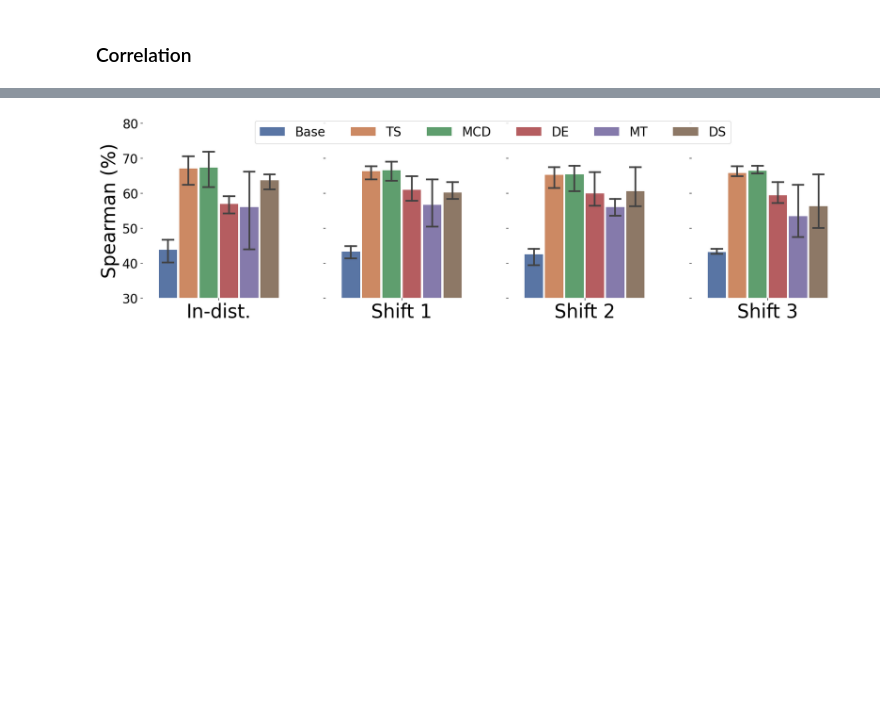
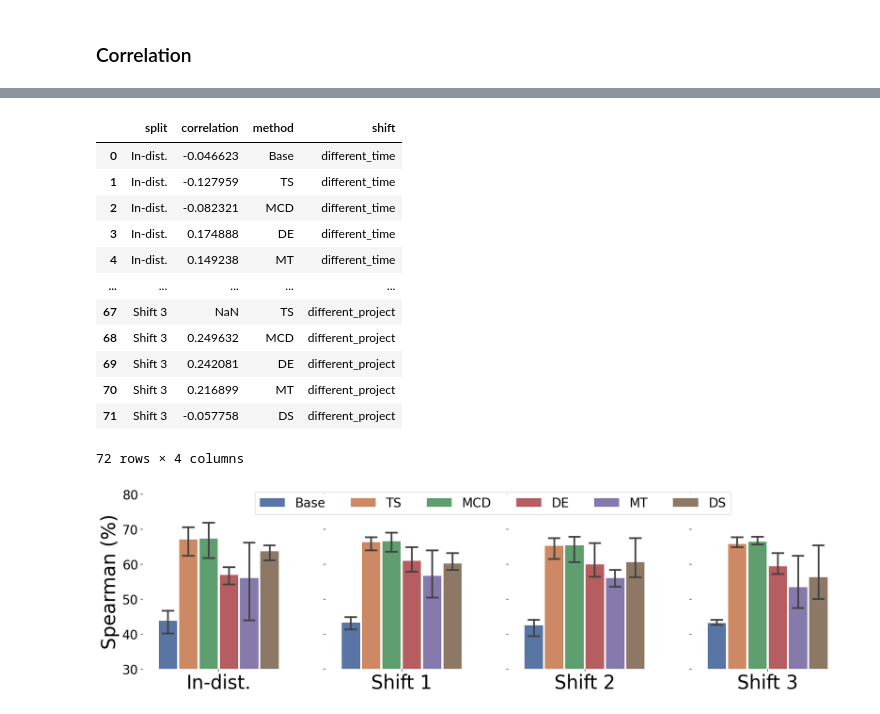
Before and after one commit to yul091/UncertaintyPL, a Jupyter notebook: notebooks/plot_acc.ipynb, the cells around one changed output, grey strips where cells are left out. Drawn from its saved outputs; the diff is of its cells as text; code cells hidden in the pictures; blank space fills up the shorter version.

```diff
--- a/notebooks/plot_acc.ipynb
+++ b/notebooks/plot_acc.ipynb
@@ -473,3 +622,57 @@ for SHIFT in ['different_time', 'different_author', 'different_project']:
+# %%
+# CS
+metric = 'rank_correlation'
+res = []
+split2label = {
+    'dev': 'In-dist.',
+    'test1': 'Shift 1',
+    'test2': 'Shift 2',
+    'test3': 'Shift 3',
+}
+
+for SHIFT in ['different_time', 'different_author', 'different_project']:
+    dir = f'../Uncertainty_Results/{SHIFT}/codellama/CodeSummary_Module'
+    for split in ['dev', 'test1', 'test2', 'test3']:
+        # print(f" -- {split} set -- ")
+        vanilla = torch.load(os.path.join(dir, 'Vanilla.res'))
+        # print(f'{metric}: ', vanilla[split][metric])
+        res.append({'split': split2label[split], 'correlation': vanilla[split][metric][0], 'method': 'Base', 'shift': SHIFT})
+        temp_scale = torch.load(os.path.join(dir, 'ModelWithTemperature.res'))
+        # print(f'{metric}: ', temp_scale[split][metric])
+        res.append({'split': split2label[split], 'correlation': temp_scale[split][metric][0], 'method': 'TS', 'shift': SHIFT})
+        mcd = torch.load(os.path.join(dir, 'ModelActivateDropout.res'))
+        # rank_correlation, _ = spearmanr(mcd[split]['UE_scores'][0], mcd[split]['truths'][0])
+        res.append({'split': split2label[split], 'correlation': mcd[split][metric][0], 'method': 'MCD', 'shift': SHIFT})
+        # print(f'{metric}: ', rank_correlation)
+        # res.append({'split': split2label[split], 'correlation': rank_correlation, 'method': 'MCD', 'shift': SHIFT})
+        ensemble = torch.load(os.path.join(dir, 'Ensemble.res'))
+        res.append({'split': split2label[split], 'correlation': ensemble[split][metric][0], 'method': 'DE', 'shift': SHIFT})
+        mt = torch.load(os.path.join(dir, 'Mutation.res'))
+        ranks = []
+        for ue, truth in zip(mt[split]['UE_scores'], mt[split]['truths']):
+            rank_correlation, _ = spearmanr(ue, truth)
+            ranks.append(rank_correlation)
+        # print(f'{metric}: ', max(ranks))
+        res.append({'split': split2label[split], 'correlation': max(ranks), 'method': 'MT', 'shift': SHIFT})
+        pv = torch.load(os.path.join(dir, 'PVScore.res'))
+        res.append({'split': split2label[split], 'correlation': pv[split][metric][0], 'method': 'DS', 'shift': SHIFT})
+
+df = pd.DataFrame(res)
+df
+# %% [output]
+|  | split | correlation | method | shift |
+| 0 | In-dist. | -0.046623 | Base | different_time |
+| 1 | In-dist. | -0.127959 | TS | different_time |
+| 2 | In-dist. | -0.082321 | MCD | different_time |
+| 3 | In-dist. | 0.174888 | DE | different_time |
+| 4 | In-dist. | 0.149238 | MT | different_time |
+| ... | ... | ... | ... | ... |
+| 67 | Shift 3 | NaN | TS | different_project |
+| 68 | Shift 3 | 0.249632 | MCD | different_project |
+| 69 | Shift 3 | 0.242081 | DE | different_project |
+| 70 | Shift 3 | 0.216899 | MT | different_project |
+| 71 | Shift 3 | -0.057758 | DS | different_project |
+72 rows × 4 columns
 # %%
 import seaborn as sns
 import pandas as pd
```
Also changed, not shown: parts of 18 cells of this notebook, 57 other files.
